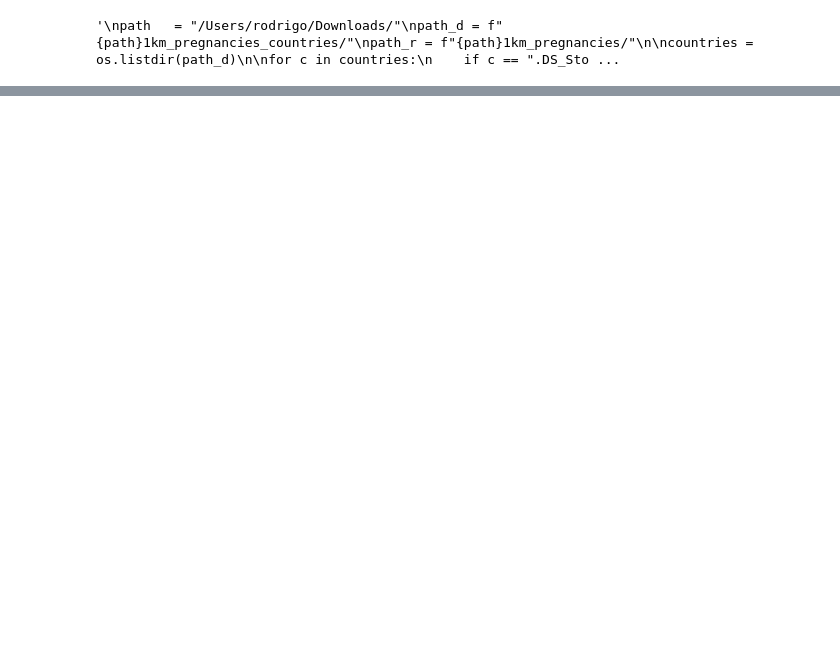
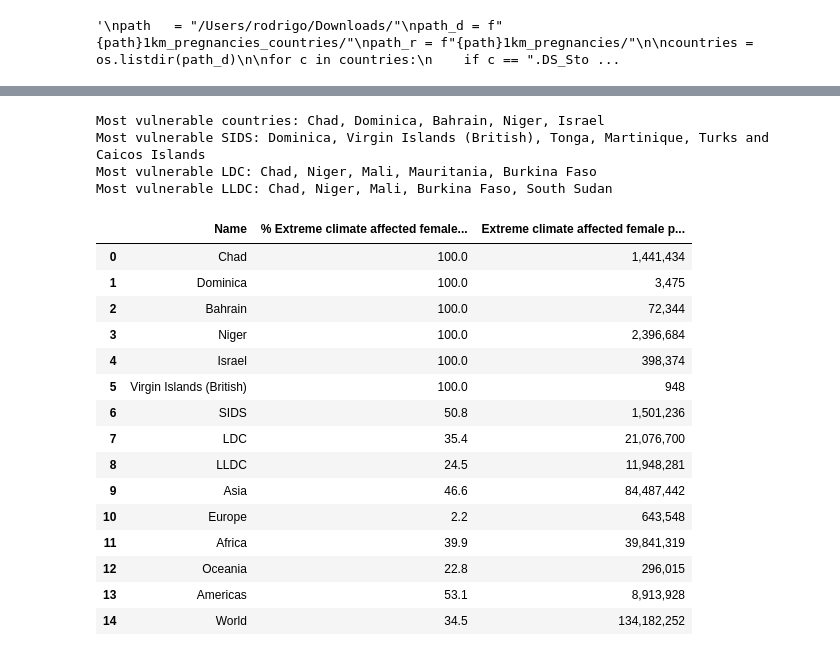
Before and after one commit to rodrigoms95/UNESCO_climate, a Jupyter notebook: code/impact_women.ipynb, the cells around one changed output, grey strips where cells are left out. Cells and saved outputs as stored; diff of their text form; code cells hidden in the pictures; blank space fills up the shorter version.

```diff
--- a/code/impact_women.ipynb
+++ b/code/impact_women.ipynb
@@ -502,0 +544,25 @@ df_iso.loc[ df_iso[name_tp] >= 100, ["name", name_t, name_tp] + name_c
+# %%
+disp = display(df, perc_g[0][i], var_i = [ name_g[0][i] ], p = False,
+    type = "index", add = [False, True], format = ["{:,.1f}", "{:,.0f}"])
+disp
+# %% [output]
+Most vulnerable countries: Chad, Dominica, Bahrain, Niger, Israel
+Most vulnerable SIDS: Dominica, Virgin Islands (British), Tonga, Martinique, Turks and Caicos Islands
+Most vulnerable LDC: Chad, Niger, Mali, Mauritania, Burkina Faso
+Most vulnerable LLDC: Chad, Niger, Mali, Burkina Faso, South Sudan
+|  | Name | % Extreme climate affected female... | Extreme climate affected female p... |
+| 0 | Chad | 100.0 | 1,441,434 |
+| 1 | Dominica | 100.0 | 3,475 |
+| 2 | Bahrain | 100.0 | 72,344 |
+| 3 | Niger | 100.0 | 2,396,684 |
+| 4 | Israel | 100.0 | 398,374 |
+| 5 | Virgin Islands (British) | 100.0 | 948 |
+| 6 | SIDS | 50.8 | 1,501,236 |
+| 7 | LDC | 35.4 | 21,076,700 |
+| 8 | LLDC | 24.5 | 11,948,281 |
+| 9 | Asia | 46.6 | 84,487,442 |
+| 10 | Europe | 2.2 | 643,548 |
+| 11 | Africa | 39.9 | 39,841,319 |
+| 12 | Oceania | 22.8 | 296,015 |
+| 13 | Americas | 53.1 | 8,913,928 |
+| 14 | World | 34.5 | 134,182,252 |
```
Also changed, not shown: parts of 20 cells of this notebook, 1 other file.
